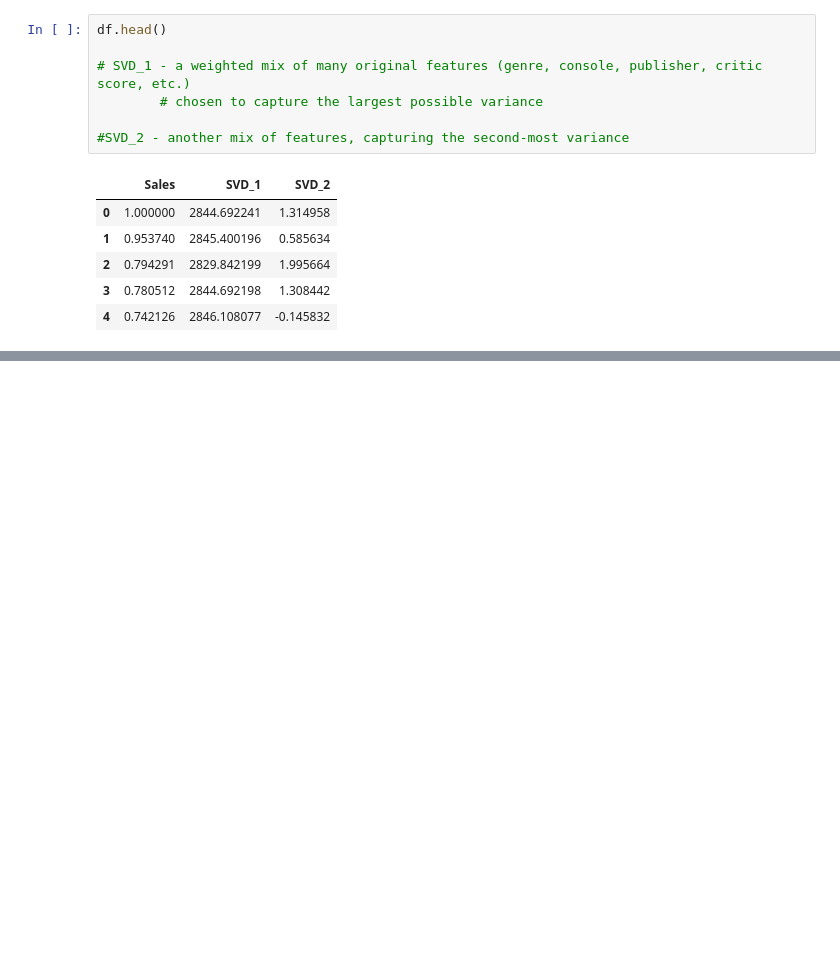
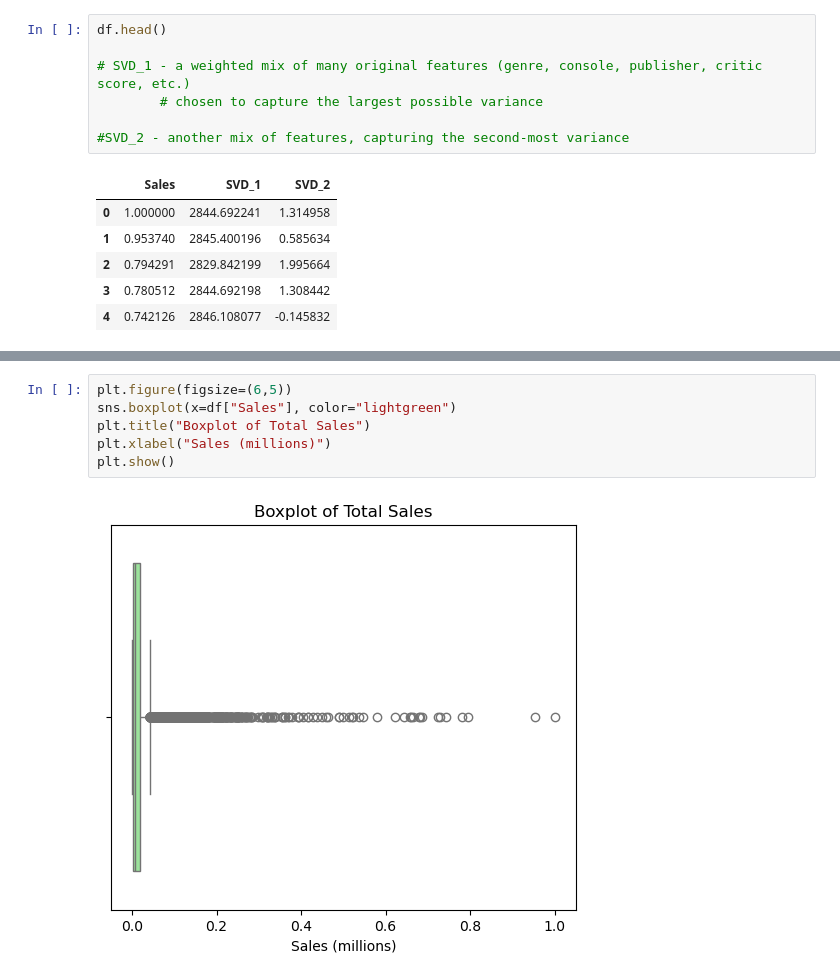
Before and after one commit to IT24102235/Video_Game_Sales_Predictor, a Jupyter notebook: notebooks/1. Data Preprocessing/6. Dimensionality Reduction/IT24102924_Dimensionality Reduction.ipynb, the cells around one changed output, grey strips where cells are left out. Cells and saved outputs as stored; diff of their text form; blank space fills up the shorter version.

```diff
--- a/notebooks/1. Data Preprocessing/6. Dimensionality Reduction/IT24102924_Dimensionality Reduction.ipynb
+++ b/notebooks/1. Data Preprocessing/6. Dimensionality Reduction/IT24102924_Dimensionality Reduction.ipynb
@@ -92,0 +113,8 @@ df.to_csv("/Users/senuja/Jupyter Notebook/Video_Game_Sales_Predictor/data/extern
+# %%
+plt.figure(figsize=(6,5))
+sns.boxplot(x=df["Sales"], color="lightgreen")
+plt.title("Boxplot of Total Sales")
+plt.xlabel("Sales (millions)")
+plt.show()
+# %% [output]
+[figure, added]
```
Also changed, not shown: parts of 7 cells of this notebook, 6 other files.
